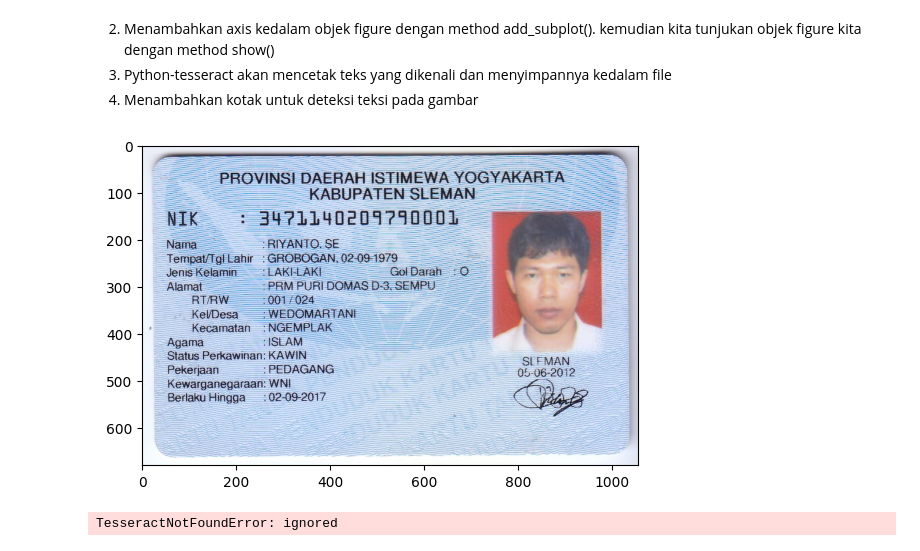
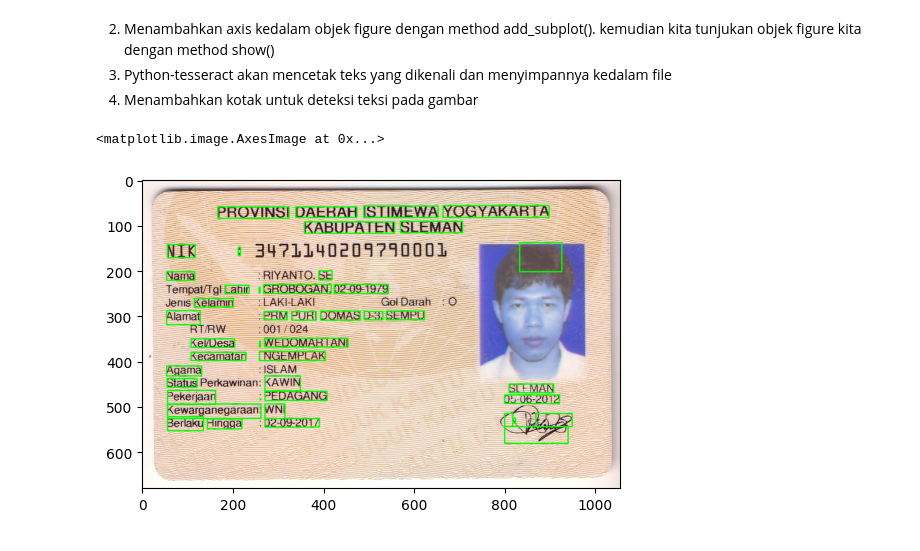
Before and after one commit to RizqiRHuda/PVCK_Semester5, a Jupyter notebook: week10.ipynb, the cells around one changed output. Cells and saved outputs as stored; diff of their text form; code cells hidden in the pictures.

```diff
--- a/week10.ipynb
+++ b/week10.ipynb
@@ -255,19 +276,3 @@ import pytesseract
 from PIL import Image
 import matplotlib.pyplot as plt
 import cv2
-# %%
-img_path = '/content/drive/MyDrive/img_python/content/img_week10/Riyanto.png'
-image = Image.open(img_path)
-
-fig = plt.figure()
-ax = fig.add_subplot(111)
-ax.imshow(image)
-plt.show()
-# %% [output]
-[figure, removed]
-# %%
-text = pytesseract.image_to_string(image)
-print("Teks yang dikenali dari gambar KTP:")
-print(text)
-# %% [output]
-TesseractNotFoundError: ignored
@@ -273,0 +284,16 @@ TesseractNotFoundError: ignored
+# %%
+gray = cv.cvtColor(img, cv.COLOR_BGR2GRAY)
+th, threshed = cv.threshold(gray, 127, 255, cv.THRESH_TRUNC)
+text1 = pytesseract.image_to_data(threshed,output_type='data.frame')
+text2 = pytesseract.image_to_string(threshed, lang="ind")
+n_boxes = len(text1['text'])
+for i in range(n_boxes):
+  if int(text1['conf'][i]) > 60:
+    (x, y, w, h) = (text1['left'][i], text1['top'][i], text1['width'][i], text1['height'][i])
+    img = cv.rectangle(img, (x, y), (x + w, y + h), (0, 255, 0), 2)
+
+plt.figure(figsize=(9,4))
+plt.imshow(img)
+# %% [output]
+<matplotlib.image.AxesImage at 0x...>
+[figure, added]
```
Also changed, not shown: parts of 8 cells of this notebook.
